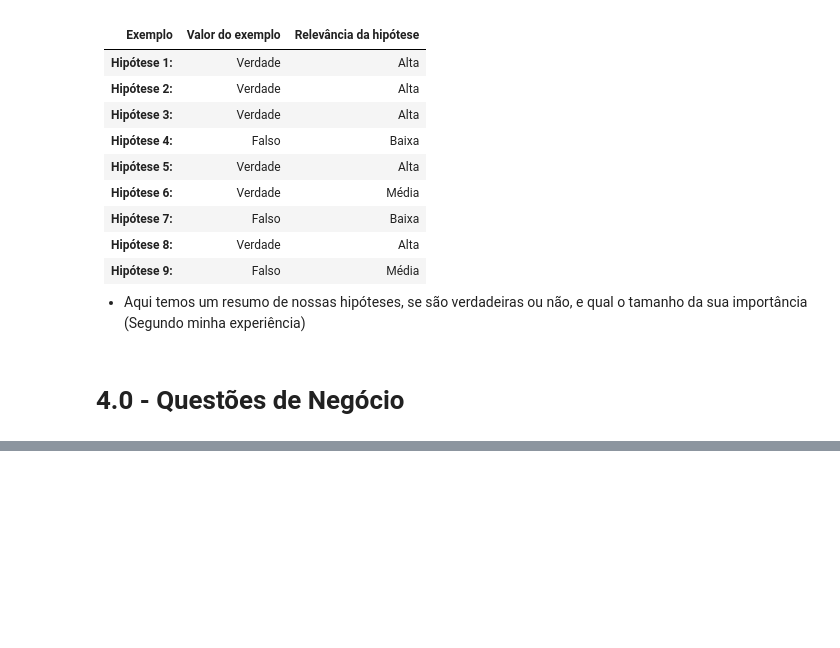
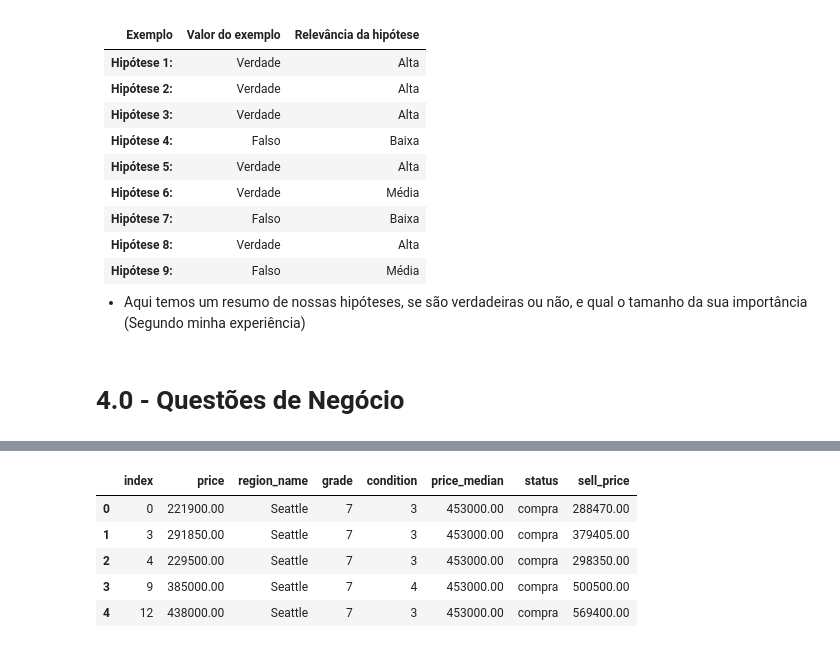
Before and after one commit to matheus-emanuel/House-Rocket-Insigths-Project, a Jupyter notebook: rocktseat_project.ipynb, the cells around one changed output, grey strips where cells are left out. Cells and saved outputs as stored; diff of their text form; code cells hidden in the pictures; blank space fills up the shorter version.

```diff
--- a/rocktseat_project.ipynb
+++ b/rocktseat_project.ipynb
@@ -609,0 +697,12 @@ cenario_01 = df_aux3.loc[df_aux3['status'] == 'compra']
+# %%
+for i in range(len(cenario_01)):
+    cenario_01.loc[i, 'sell_price'] = cenario_01.loc[i, 'price'] * 1.3
+
+cenario_01.head()
+# %% [output]
+|  | index | price | region_name | grade | condition | price_median | status | sell_price |
+| 0 | 0 | 221900.00 | Seattle | 7 | 3 | 453000.00 | compra | 288470.00 |
+| 1 | 3 | 291850.00 | Seattle | 7 | 3 | 453000.00 | compra | 379405.00 |
+| 2 | 4 | 229500.00 | Seattle | 7 | 3 | 453000.00 | compra | 298350.00 |
+| 3 | 9 | 385000.00 | Seattle | 7 | 4 | 453000.00 | compra | 500500.00 |
+| 4 | 12 | 438000.00 | Seattle | 7 | 3 | 453000.00 | compra | 569400.00 |
```
Also changed, not shown: parts of 20 cells of this notebook.
